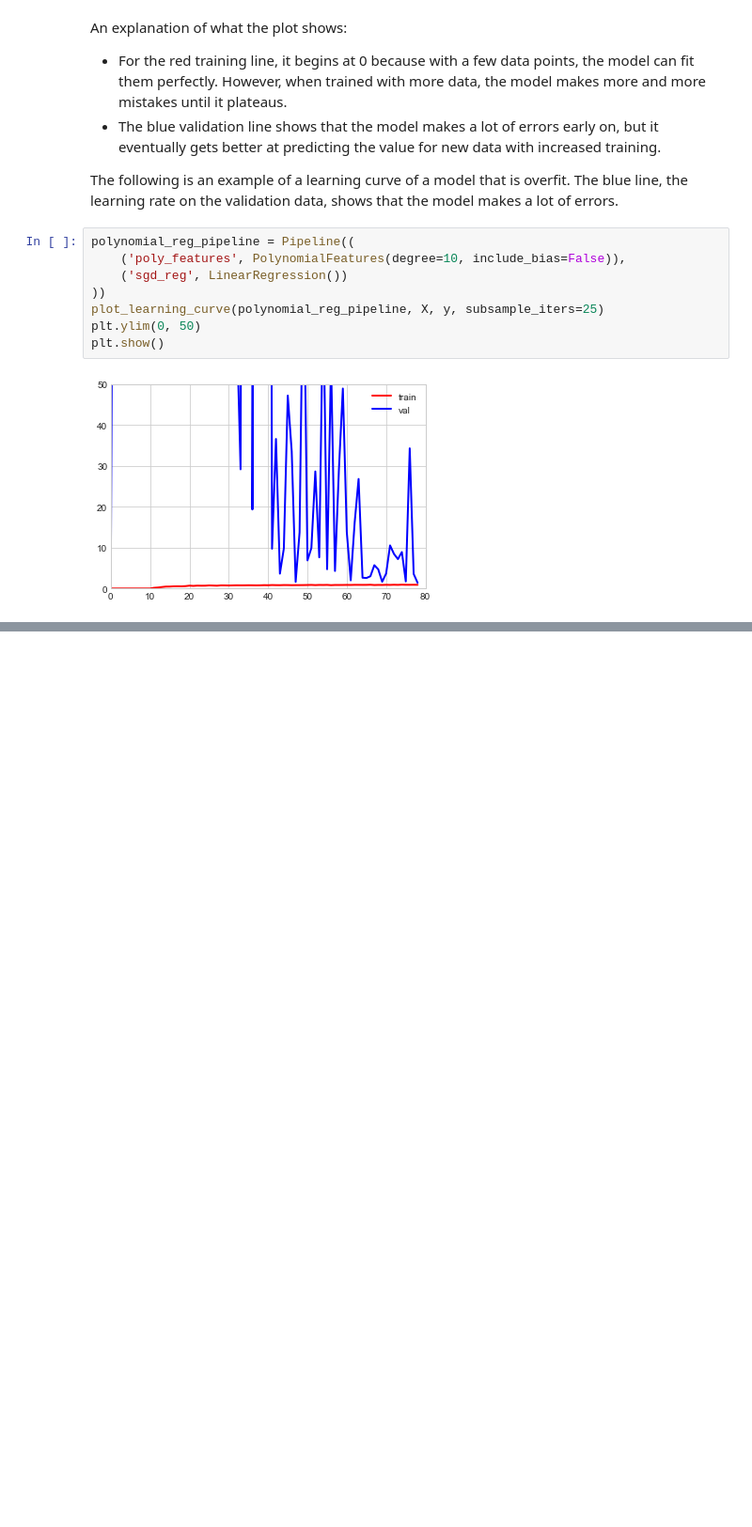
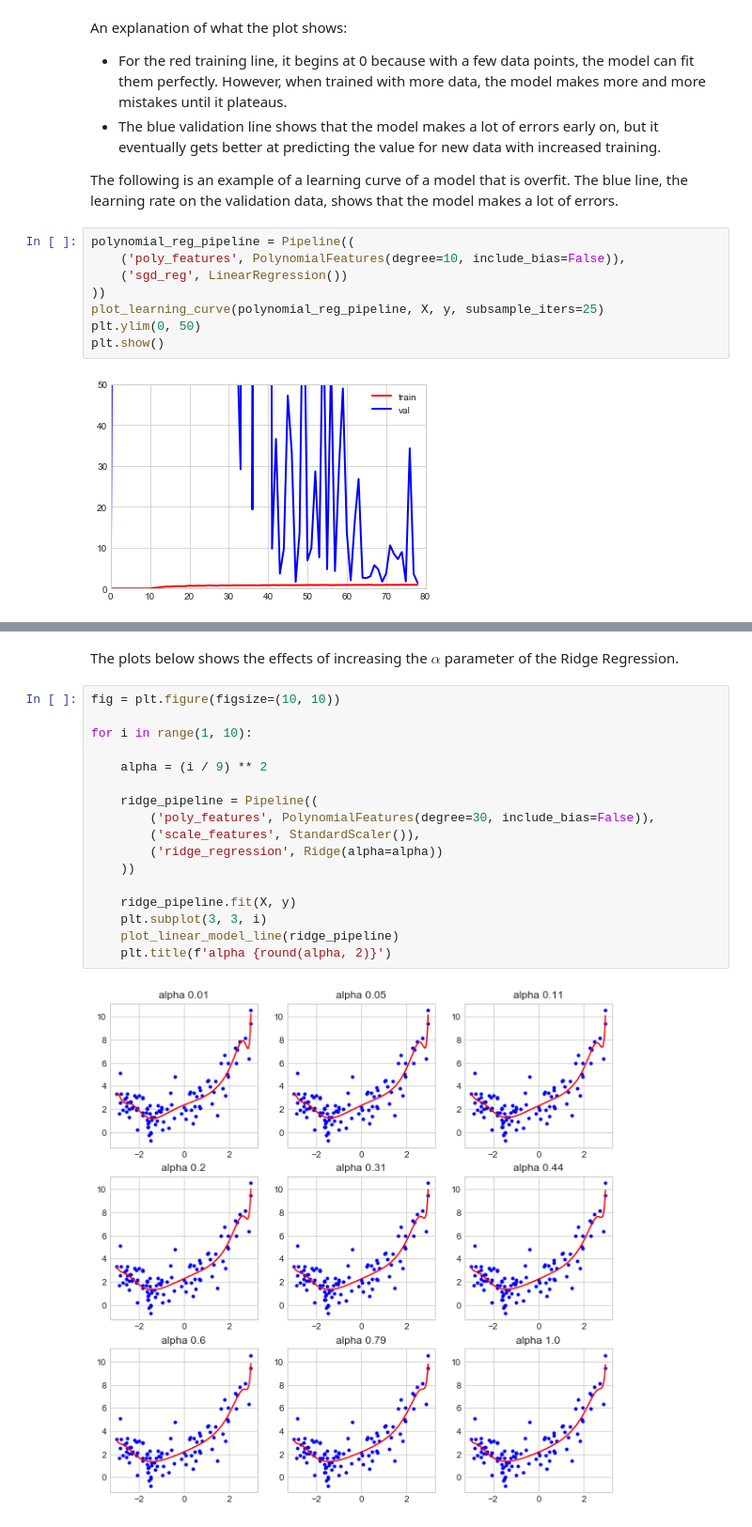
Before and after one commit to jhrcook/100DaysOfPython, a Jupyter notebook: HandsOnMachineLearningWithScikitLearnAndTensorFlow/homl_ch04.ipynb, the cells around one changed output, grey strips where cells are left out. Shown at 94% size. Cells and saved outputs as stored; diff of their text form; blank space fills up the shorter version.

```diff
--- a/HandsOnMachineLearningWithScikitLearnAndTensorFlow/homl_ch04.ipynb
+++ b/HandsOnMachineLearningWithScikitLearnAndTensorFlow/homl_ch04.ipynb
@@ -590,0 +637,21 @@ plt.show()
+# %% [markdown]
+The plots below shows the effects of increasing the $\alpha$ parameter of the Ridge Regression.
+# %%
+fig = plt.figure(figsize=(10, 10))
+
+for i in range(1, 10):
+
+    alpha = (i / 9) ** 2
+
+    ridge_pipeline = Pipeline((
+        ('poly_features', PolynomialFeatures(degree=30, include_bias=False)),
+        ('scale_features', StandardScaler()),
+        ('ridge_regression', Ridge(alpha=alpha))
+    ))
+
+    ridge_pipeline.fit(X, y)
+    plt.subplot(3, 3, i)
+    plot_linear_model_line(ridge_pipeline)
+    plt.title(f'alpha {round(alpha, 2)}')
+# %% [output]
+[figure, added]
```
Also changed, not shown: parts of 19 cells of this notebook, 7 other files.
